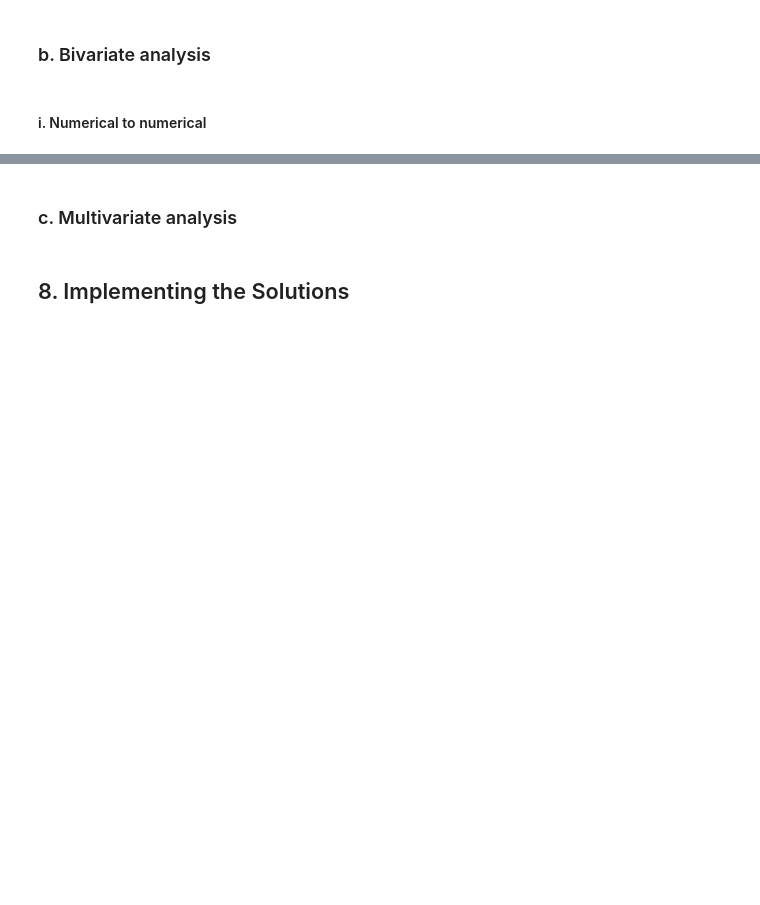
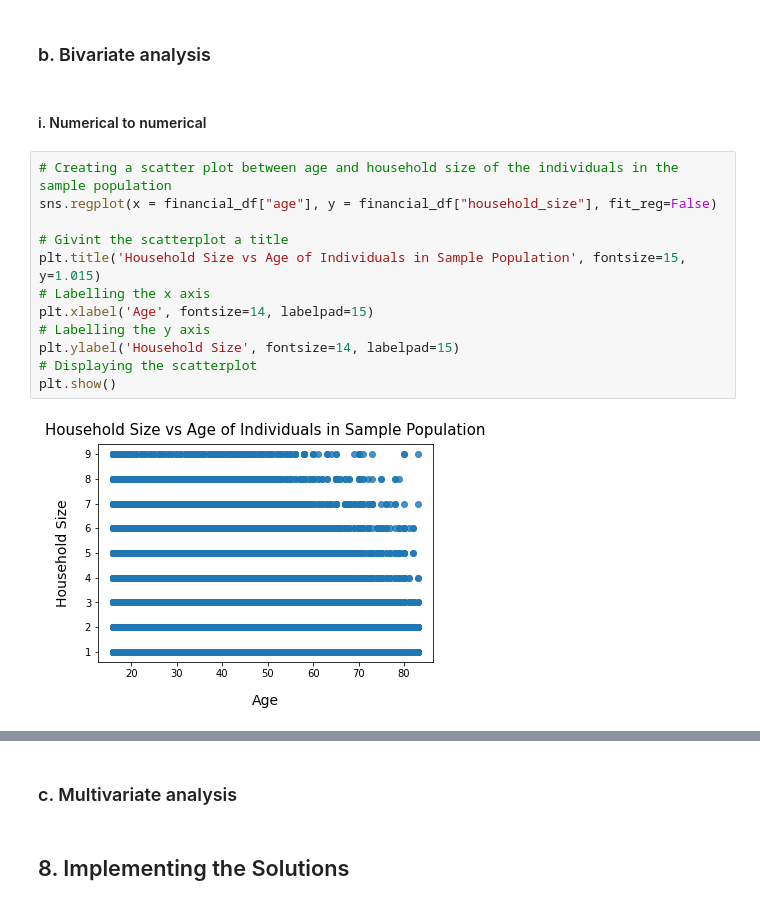
Before and after one commit to WambuiKahuthu/MORINGA_CORE_WEEK2_IP_DESCRIPTIVE_STATISTICS, a Jupyter notebook: Moringa_Data_Science_Core_W2_Independent_Project_2021_08_Wambui_Kahuthu_Python_Notebook.ipynb, the cells around one changed output, grey strips where cells are left out. Saved outputs shown, nothing was run; the diff lists cells and outputs as text; blank space fills up the shorter version.

```diff
--- a/Moringa_Data_Science_Core_W2_Independent_Project_2021_08_Wambui_Kahuthu_Python_Notebook.ipynb
+++ b/Moringa_Data_Science_Core_W2_Independent_Project_2021_08_Wambui_Kahuthu_Python_Notebook.ipynb
@@ -725,3 +730,17 @@ The box plot shows that the minimum household size is 1, the maximum is 9, 25% o
 ### b. Bivariate analysis
 # %% [markdown]
 #### i. Numerical to numerical
+# %%
+# Creating a scatter plot between age and household size of the individuals in the sample population
+sns.regplot(x = financial_df["age"], y = financial_df["household_size"], fit_reg=False)
+
+# Givint the scatterplot a title
+plt.title('Household Size vs Age of Individuals in Sample Population', fontsize=15, y=1.015)
+# Labelling the x axis
+plt.xlabel('Age', fontsize=14, labelpad=15)
+# Labelling the y axis
+plt.ylabel('Household Size', fontsize=14, labelpad=15)
+# Displaying the scatterplot
+plt.show()
+# %% [output]
+[figure, added]
```
Also changed, not shown: parts of 66 cells of this notebook.
